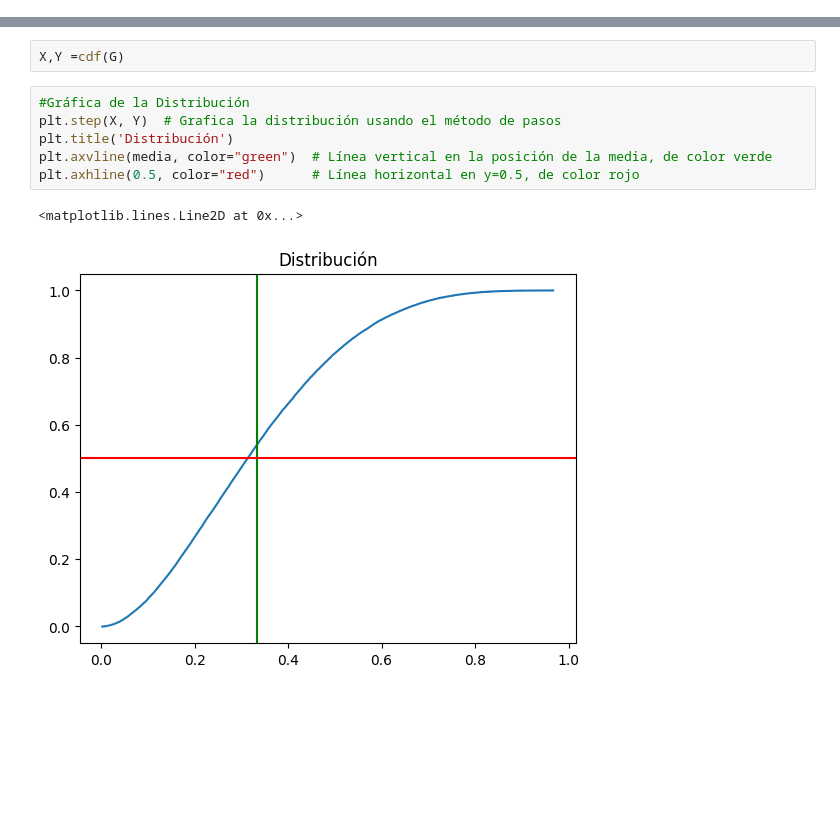
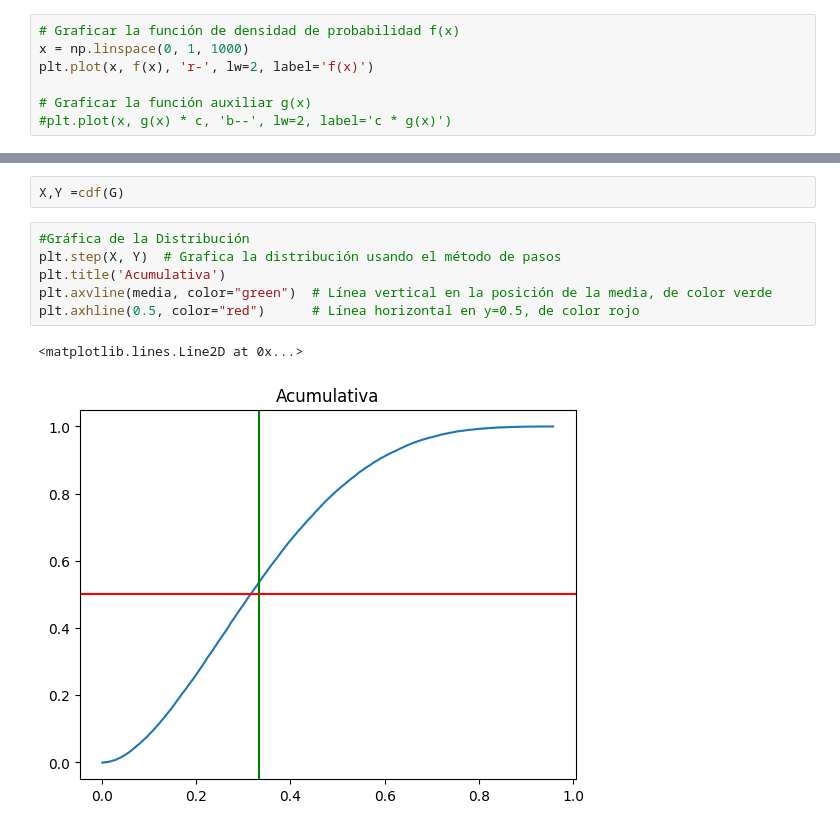
Before and after one commit to Anali24/SIMULACION-I, a Jupyter notebook: Aceptacion_Rechazo_SIipynb.ipynb, the cells around one changed output, grey strips where cells are left out. Saved outputs shown, nothing was run; the diff lists cells and outputs as text; blank space fills up the shorter version.

```diff
--- a/Aceptacion_Rechazo_SIipynb.ipynb
+++ b/Aceptacion_Rechazo_SIipynb.ipynb
@@ -40,3 +40,10 @@ def Y(a,b,n):
 # %%
 G = Y(10,15,100000) #genera 100,000 muestras de Y
 #print(G)
+# %%
+# Graficar la función de densidad de probabilidad f(x)
+x = np.linspace(0, 1, 1000)
+plt.plot(x, f(x), 'r-', lw=2, label='f(x)')
+
+# Graficar la función auxiliar g(x)
+#plt.plot(x, g(x) * c, 'b--', lw=2, label='c * g(x)')
@@ -81,9 +91,9 @@ X,Y =cdf(G)
 # %%
 #Gráfica de la Distribución
 plt.step(X, Y)  # Grafica la distribución usando el método de pasos
-plt.title('Distribución')
+plt.title('Acumulativa')
 plt.axvline(media, color="green")  # Línea vertical en la posición de la media, de color verde
 plt.axhline(0.5, color="red")      # Línea horizontal en y=0.5, de color rojo
 # %% [output]
 <matplotlib.lines.Line2D at 0x...>
-[figure, old version]
+[figure, new version]
```
Also changed, not shown: parts of 5 cells of this notebook.
